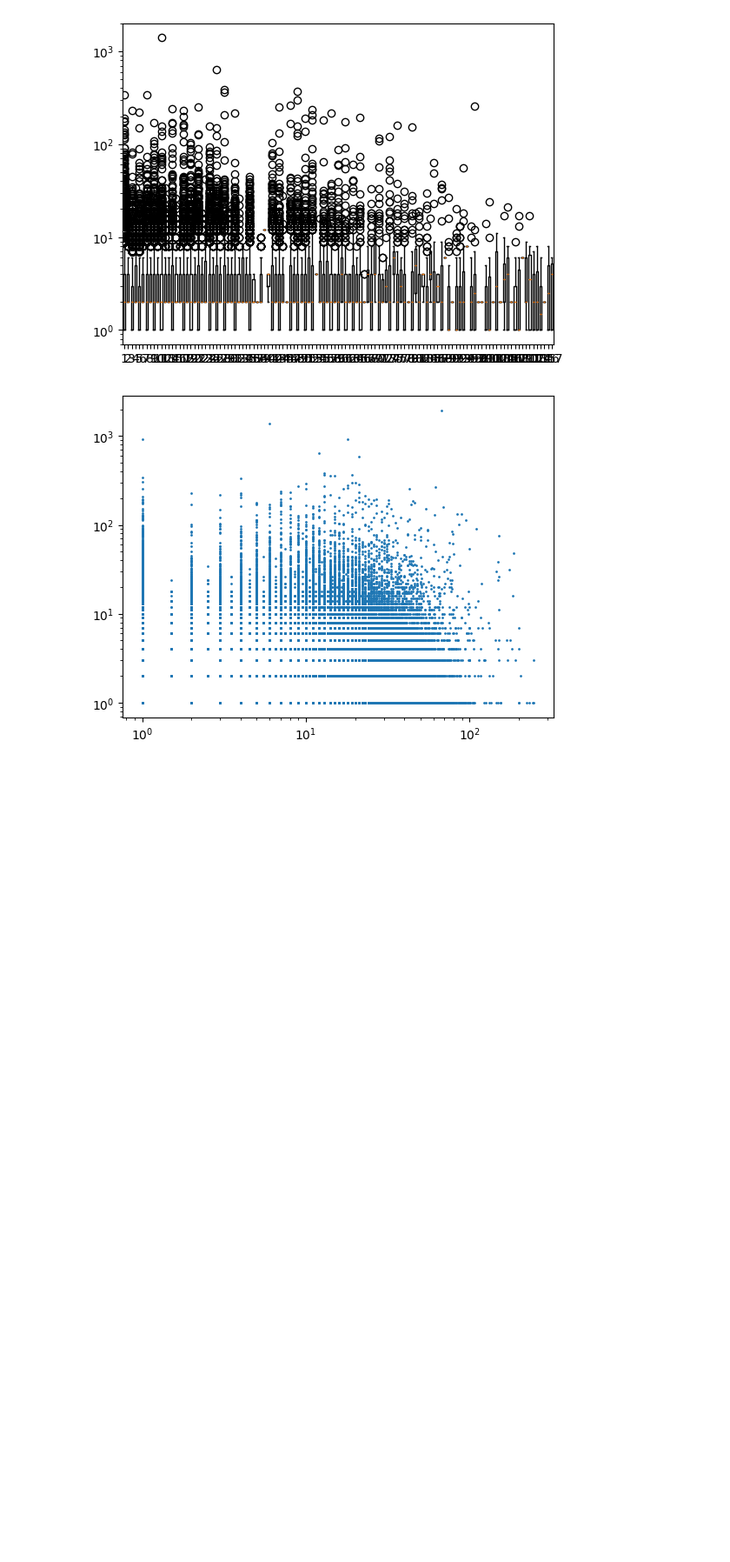
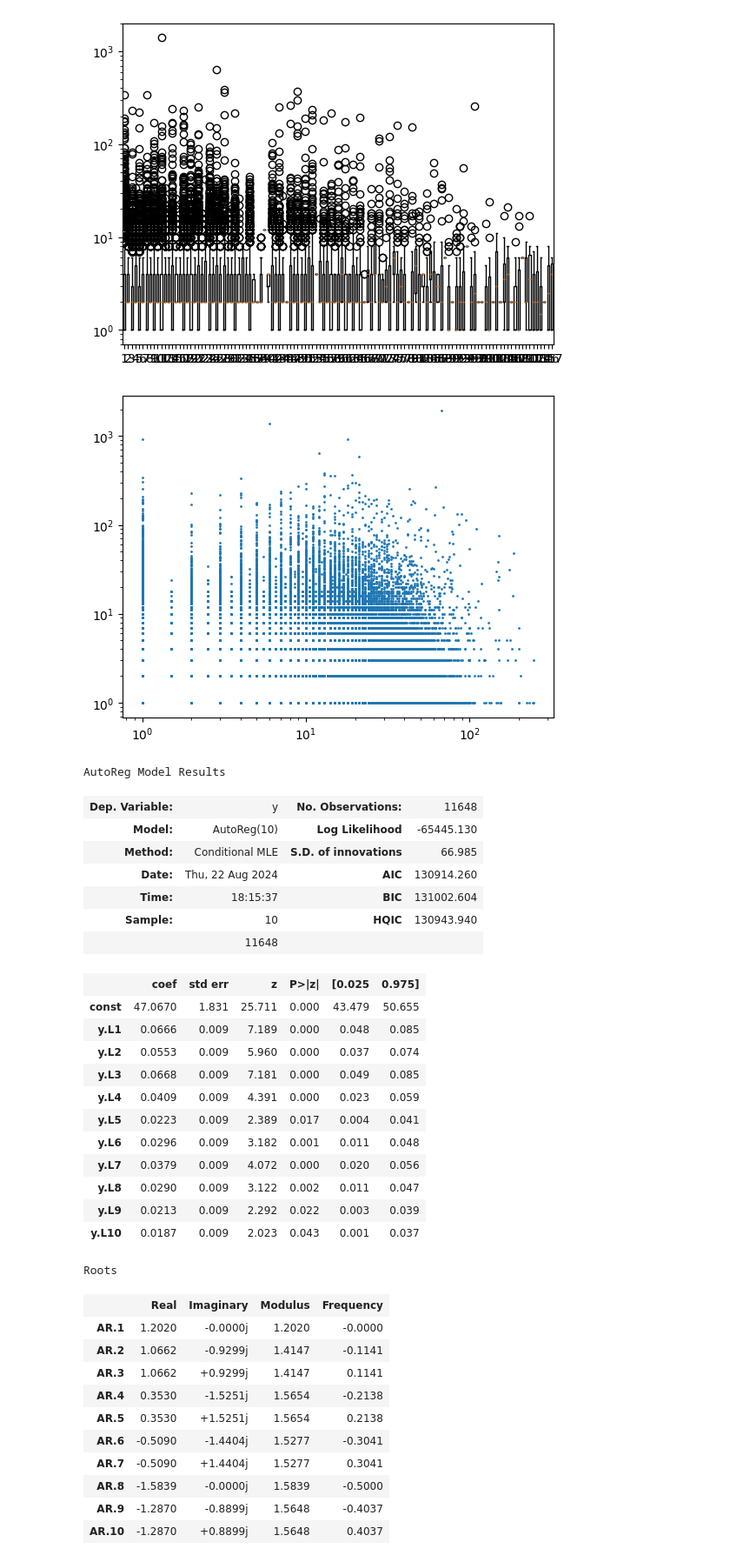
Before and after one commit to konqr/lobSimulations, a Jupyter notebook: src/backup/hawkes/experiments/toyModelSmallTick.ipynb, the cells around one changed output. Shown at 87% size. Drawn from its saved outputs; the diff is of its cells as text; code cells hidden in the pictures; blank space fills up the shorter version.

```diff
--- a/src/backup/hawkes/experiments/toyModelSmallTick.ipynb
+++ b/src/backup/hawkes/experiments/toyModelSmallTick.ipynb
@@ -1467,0 +1476,37 @@ plt.yscale('log')
+# %%
+res = AutoReg(x, lags = 10).fit()
+# %%
+res.summary()
+# %% [output]
+AutoReg Model Results
+| Dep. Variable: | y | No. Observations: | 11648 |
+| Model: | AutoReg(10) | Log Likelihood | -65445.130 |
+| Method: | Conditional MLE | S.D. of innovations | 66.985 |
+| Date: | Thu, 22 Aug 2024 | AIC | 130914.260 |
+| Time: | 18:15:37 | BIC | 131002.604 |
+| Sample: | 10 | HQIC | 130943.940 |
+|  | 11648 |  |  |
+|  | coef | std err | z | P>|z| | [0.025 | 0.975] |
+| const | 47.0670 | 1.831 | 25.711 | 0.000 | 43.479 | 50.655 |
+| y.L1 | 0.0666 | 0.009 | 7.189 | 0.000 | 0.048 | 0.085 |
+| y.L2 | 0.0553 | 0.009 | 5.960 | 0.000 | 0.037 | 0.074 |
+| y.L3 | 0.0668 | 0.009 | 7.181 | 0.000 | 0.049 | 0.085 |
+| y.L4 | 0.0409 | 0.009 | 4.391 | 0.000 | 0.023 | 0.059 |
+| y.L5 | 0.0223 | 0.009 | 2.389 | 0.017 | 0.004 | 0.041 |
+| y.L6 | 0.0296 | 0.009 | 3.182 | 0.001 | 0.011 | 0.048 |
+| y.L7 | 0.0379 | 0.009 | 4.072 | 0.000 | 0.020 | 0.056 |
+| y.L8 | 0.0290 | 0.009 | 3.122 | 0.002 | 0.011 | 0.047 |
+| y.L9 | 0.0213 | 0.009 | 2.292 | 0.022 | 0.003 | 0.039 |
+| y.L10 | 0.0187 | 0.009 | 2.023 | 0.043 | 0.001 | 0.037 |
+Roots
+|  | Real | Imaginary | Modulus | Frequency |
+| AR.1 | 1.2020 | -0.0000j | 1.2020 | -0.0000 |
+| AR.2 | 1.0662 | -0.9299j | 1.4147 | -0.1141 |
+| AR.3 | 1.0662 | +0.9299j | 1.4147 | 0.1141 |
+| AR.4 | 0.3530 | -1.5251j | 1.5654 | -0.2138 |
+| AR.5 | 0.3530 | +1.5251j | 1.5654 | 0.2138 |
+| AR.6 | -0.5090 | -1.4404j | 1.5277 | -0.3041 |
+| AR.7 | -0.5090 | +1.4404j | 1.5277 | 0.3041 |
+| AR.8 | -1.5839 | -0.0000j | 1.5839 | -0.5000 |
+| AR.9 | -1.2870 | -0.8899j | 1.5648 | -0.4037 |
+| AR.10 | -1.2870 | +0.8899j | 1.5648 | 0.4037 |
```
Also changed, not shown: parts of 8 cells of this notebook, 1 other file.
